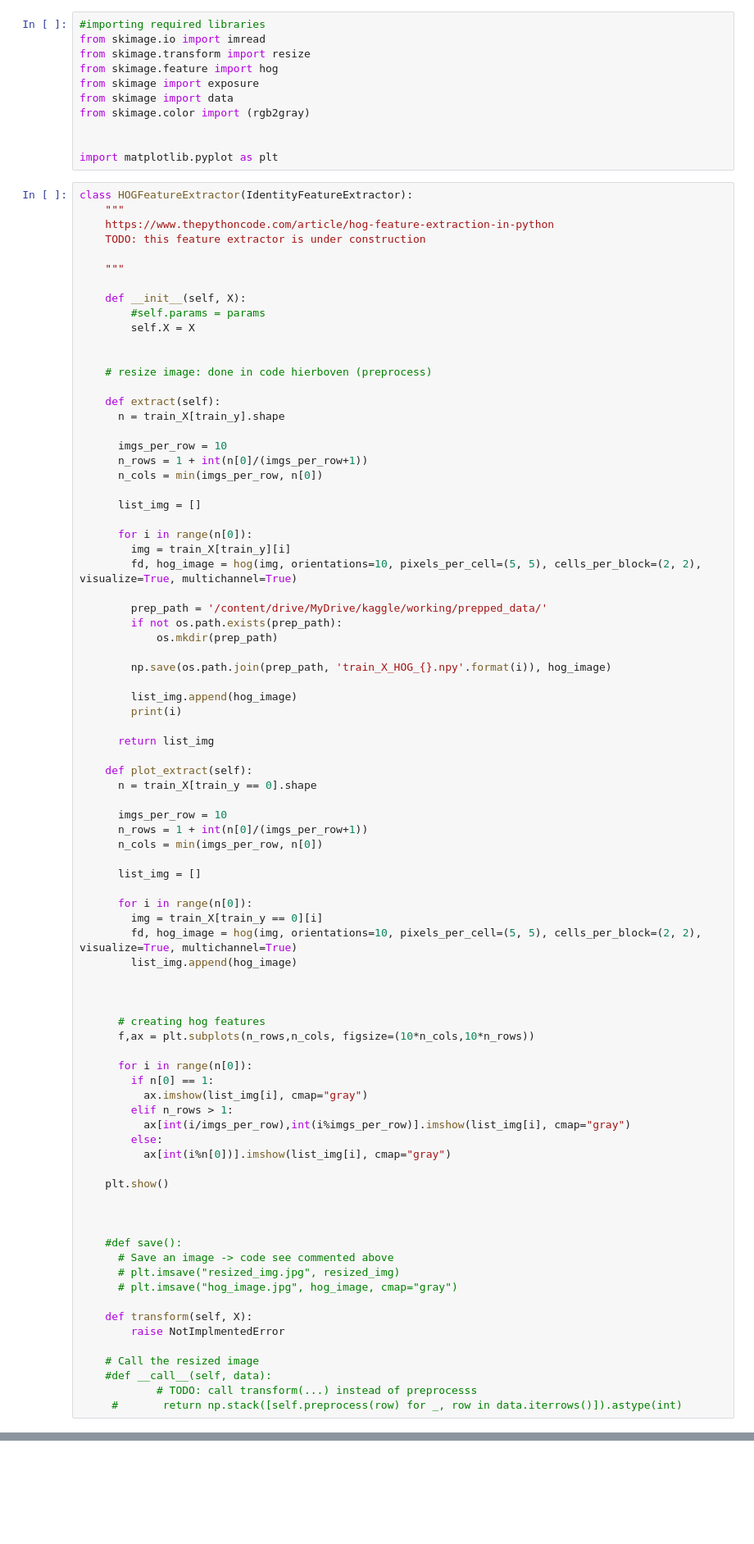
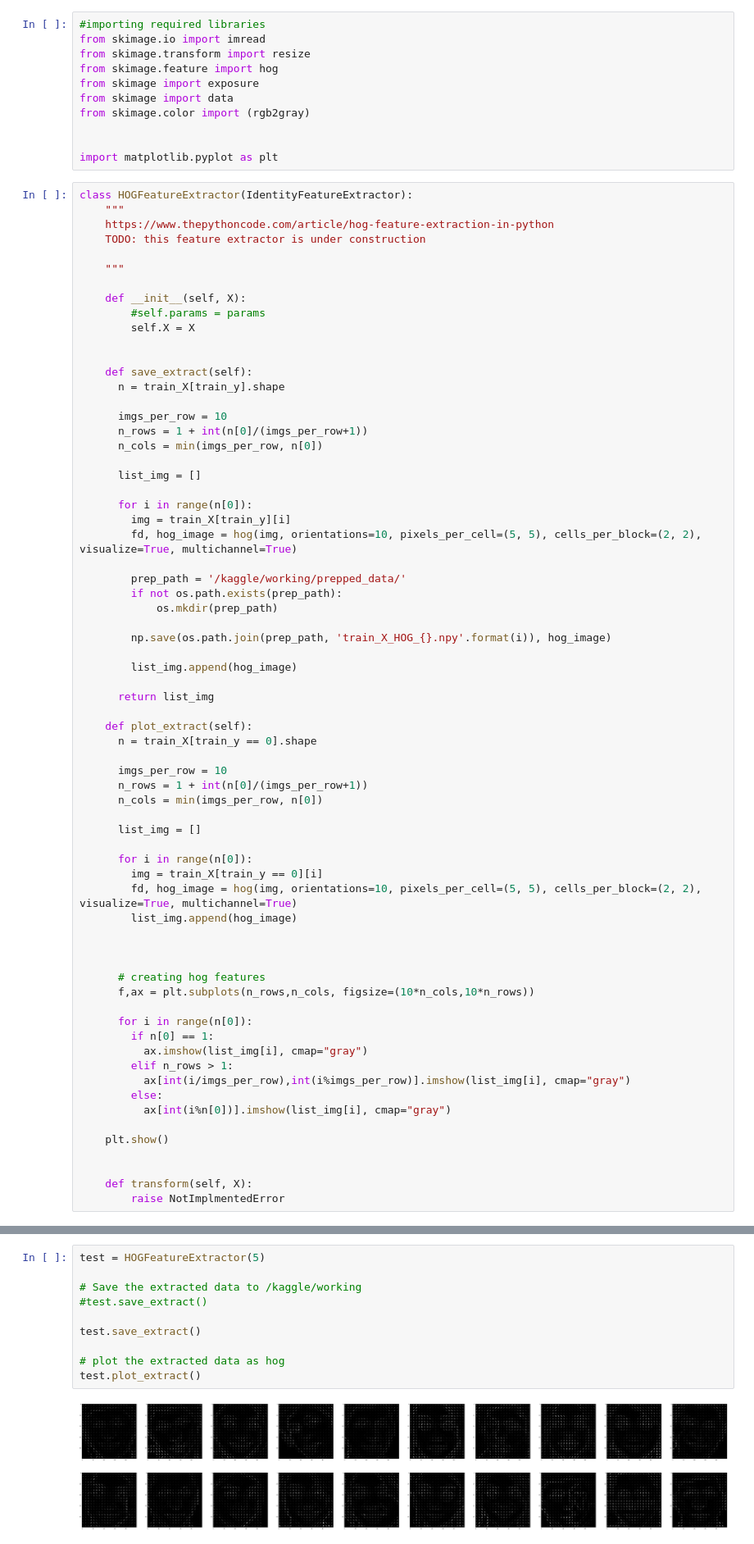
Before and after one commit to anastasiakrouglova/Crafting-and-Learning-Features, a Jupyter notebook: group23-notebook.ipynb, the cells around one changed output, grey strips where cells are left out. Shown at 82% size. Saved outputs shown, nothing was run; the diff lists cells and outputs as text; blank space fills up the shorter version.

Commit message:
Kaggle Notebook | Group23_notebook | Version 5

```diff
--- a/group23-notebook.ipynb
+++ b/group23-notebook.ipynb
@@ -287,9 +293,7 @@ class HOGFeatureExtractor(IdentityFeatureExtractor):
         self.X = X
 
 
-    # resize image: done in code hierboven (preprocess)
-
-    def extract(self):
+    def save_extract(self):
       n = train_X[train_y].shape
 
       imgs_per_row = 10
@@ -302,14 +306,13 @@ class HOGFeatureExtractor(IdentityFeatureExtractor):
         img = train_X[train_y][i]
         fd, hog_image = hog(img, orientations=10, pixels_per_cell=(5, 5), cells_per_block=(2, 2), visualize=True, multichannel=True)
 
-        prep_path = '/content/drive/MyDrive/kaggle/working/prepped_data/'
+        prep_path = '/kaggle/working/prepped_data/'
         if not os.path.exists(prep_path):
             os.mkdir(prep_path)
 
         np.save(os.path.join(prep_path, 'train_X_HOG_{}.npy'.format(i)), hog_image)
 
         list_img.append(hog_image)
-        print(i)
 
       return list_img
 
@@ -343,16 +346,5 @@ class HOGFeatureExtractor(IdentityFeatureExtractor):
     plt.show()
 
 
-
-    #def save():
-      # Save an image -> code see commented above
-      # plt.imsave("resized_img.jpg", resized_img)
-      # plt.imsave("hog_image.jpg", hog_image, cmap="gray")
-
     def transform(self, X):
         raise NotImplmentedError
-
-    # Call the resized image
-    #def __call__(self, data):
-            # TODO: call transform(...) instead of preprocesss
-     #       return np.stack([self.preprocess(row) for _, row in data.iterrows()]).astype(int)
@@ -365,3 +351,15 @@ test.extract()
+# %%
+test = HOGFeatureExtractor(5)
+
+# Save the extracted data to /kaggle/working
+#test.save_extract()
+
+test.save_extract()
+
+# plot the extracted data as hog
+test.plot_extract()
+# %% [output]
+[figure, added]
 # %% [markdown]
 ### 1.1.1. t-SNE Plots
 t-Distributed Stochastic Neighbor Embedding (t-SNE) is not a mathematical technique as PCA, but a probabilistic one. It minimizes the divergence between two distributions: a distribution that measures pairwise similarities of the input objects and a distribution that measures pairwise similarities of the corresponding low-dimensional points in the embedding [HERSCHRIJVEN - COPYRIGHT]
```
Also changed, not shown: parts of 4 cells of this notebook.
